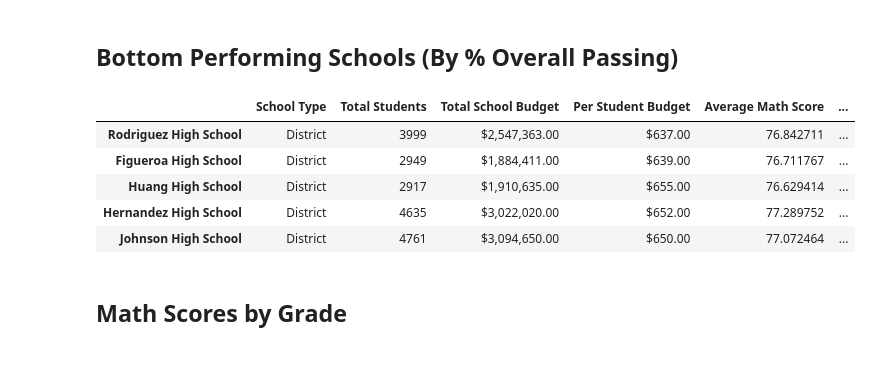
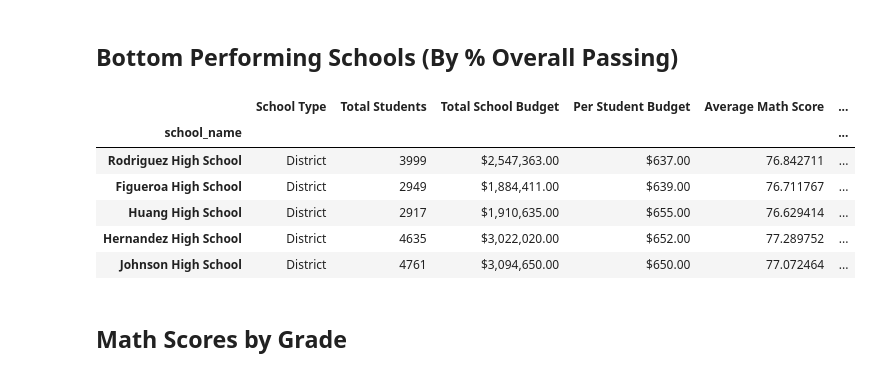
Before and after one commit to rwoodill/pandas-challenge, a Jupyter notebook: PyCitySchools/PyCitySchools_Rachel.ipynb, the cells around one changed output. Saved outputs shown, nothing was run; the diff lists cells and outputs as text; code cells hidden in the pictures.

```diff
--- a/PyCitySchools/PyCitySchools_Rachel.ipynb
+++ b/PyCitySchools/PyCitySchools_Rachel.ipynb
@@ -188,10 +188,11 @@ top_schools.head(5)
 ## Bottom Performing Schools (By % Overall Passing)
 # %%
 # Sort the schools by `% Overall Passing` in ascending order and display the top 5 rows.
-bottom_schools =
+bottom_schools = per_school_summary.sort_values(["% Overall Passing Rate"], ascending=True)
 bottom_schools.head(5)
 # %% [output]
 |  | School Type | Total Students | Total School Budget | Per Student Budget | Average Math Score | ... |
+| school_name |  |  |  |  |  | ... |
 | Rodriguez High School | District | 3999 | $2,547,363.00 | $637.00 | 76.842711 | ... |
 | Figueroa High School | District | 2949 | $1,884,411.00 | $639.00 | 76.711767 | ... |
 | Huang High School | District | 2917 | $1,910,635.00 | $655.00 | 76.629414 | ... |
```
Also changed, not shown: parts of 5 cells of this notebook.
